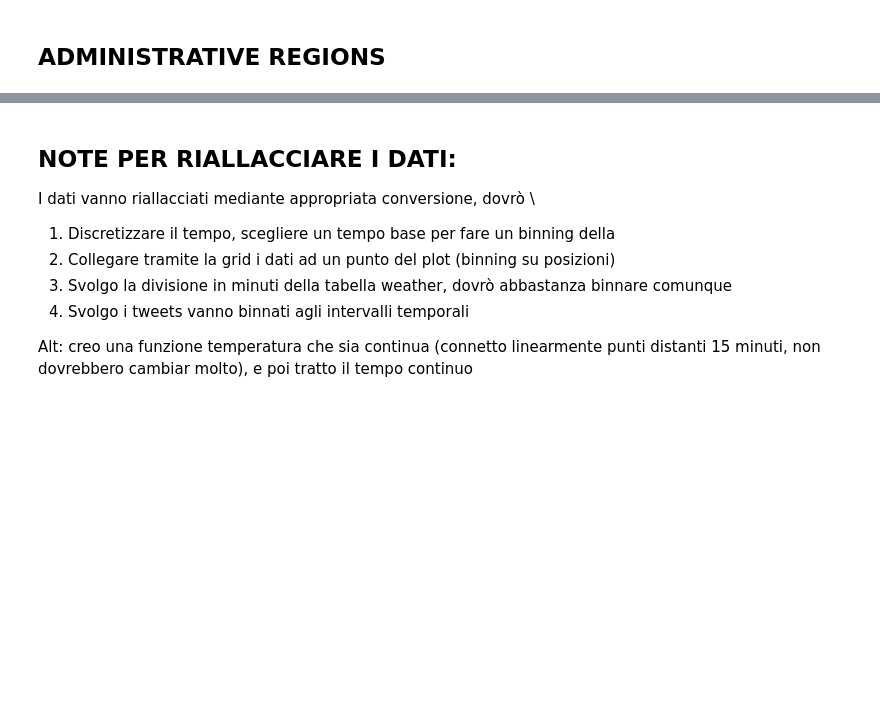
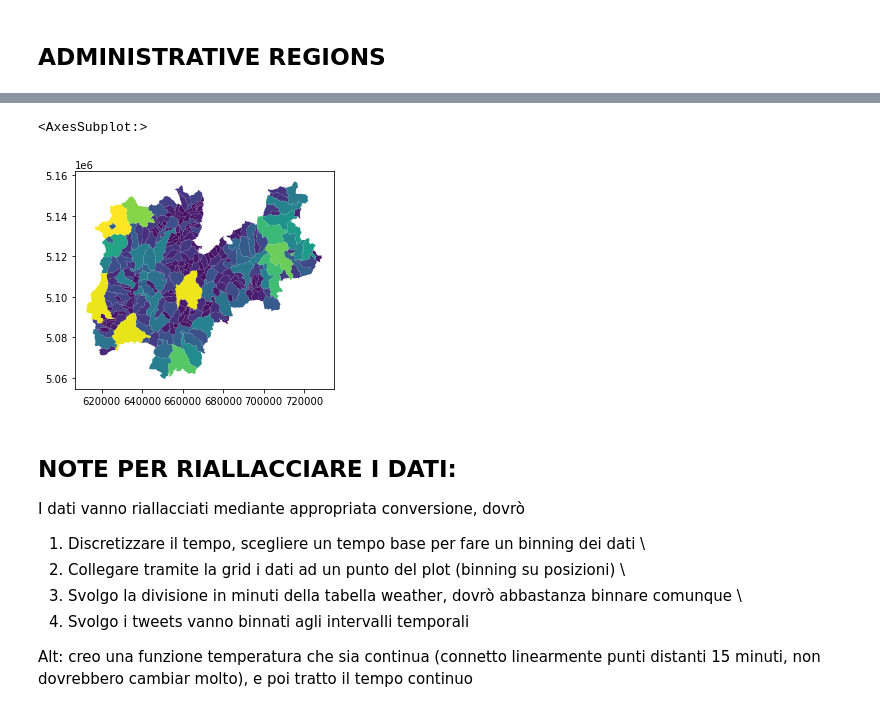
Before and after one commit to devix2/IntroToDS_FinalProject, a Jupyter notebook: SocialPulse(noCC)/Import Dati.ipynb, the cells around one changed output, grey strips where cells are left out. Saved outputs shown, nothing was run; the diff lists cells and outputs as text; code cells hidden in the pictures; blank space fills up the shorter version.

```diff
--- a/SocialPulse(noCC)/Import Dati.ipynb
+++ b/SocialPulse(noCC)/Import Dati.ipynb
@@ -231,9 +218,16 @@ adm_reg.head(5)
+# %%
+#Convertiamo alla vera patria
+adm_reg=adm_reg[adm_reg["COD_PROV"]==22]
+adm_reg.plot("Shape_Area")
+# %% [output]
+<AxesSubplot:>
+[figure, added]
 # %% [markdown]
 ## NOTE PER RIALLACCIARE I DATI:
-I dati vanno riallacciati mediante appropriata conversione, dovrò \
-1) Discretizzare il tempo, scegliere un tempo base per fare un binning della
-2) Collegare tramite la grid i dati ad un punto del plot  (binning su posizioni)
-3) Svolgo la divisione in minuti della tabella weather, dovrò abbastanza binnare comunque
+I dati vanno riallacciati mediante appropriata conversione, dovrò
+1) Discretizzare il tempo, scegliere un tempo base per fare un binning dei dati  \
+2) Collegare tramite la grid i dati ad un punto del plot  (binning su posizioni) \
+3) Svolgo la divisione in minuti della tabella weather, dovrò abbastanza binnare comunque \
 4) Svolgo i tweets vanno binnati agli intervalli temporali
 
 Alt: creo una funzione temperatura che sia continua (connetto linearmente punti distanti 15 minuti, non dovrebbero cambiar molto), e poi tratto il tempo continuo
```
Also changed, not shown: parts of 8 cells of this notebook, 1 other file.
